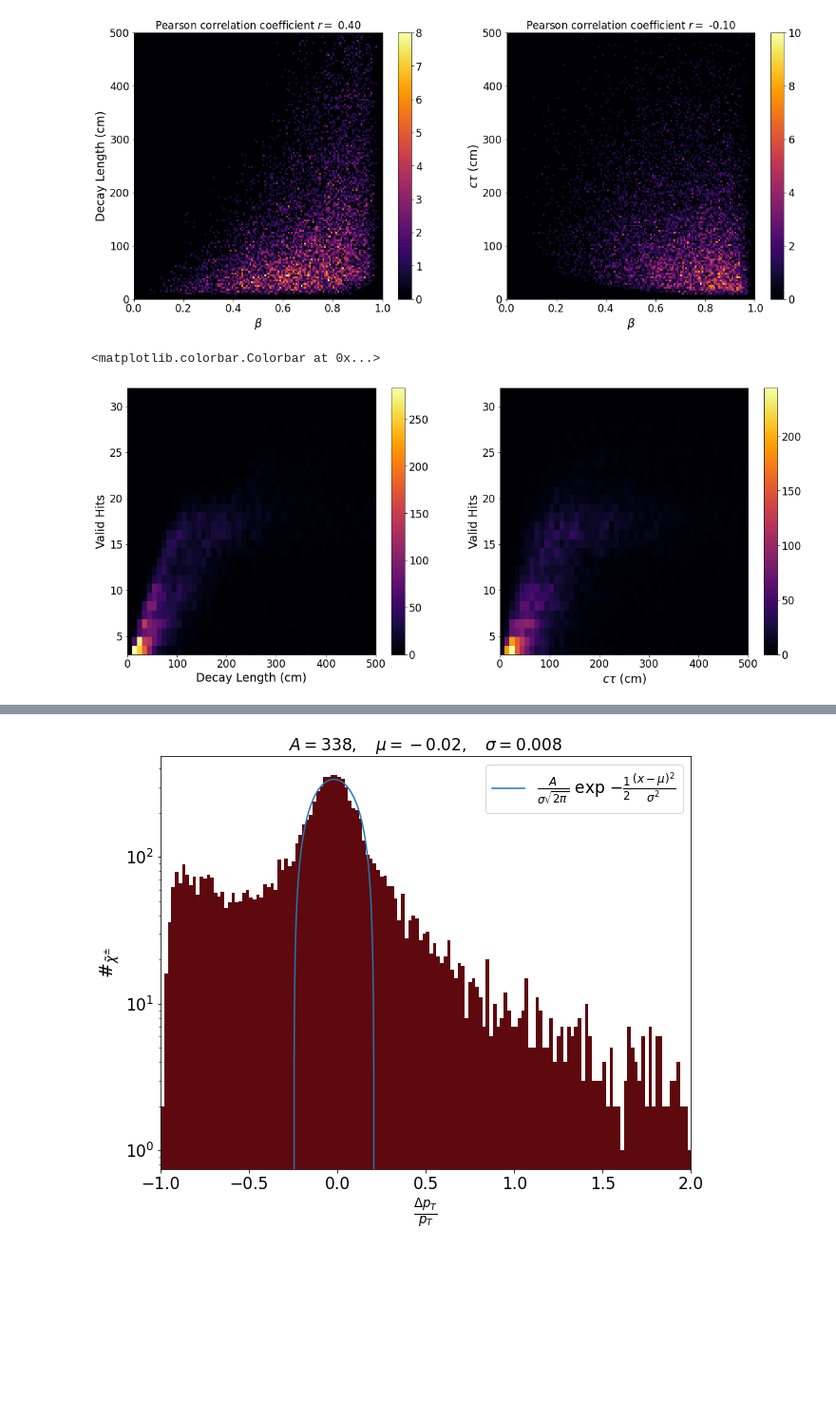
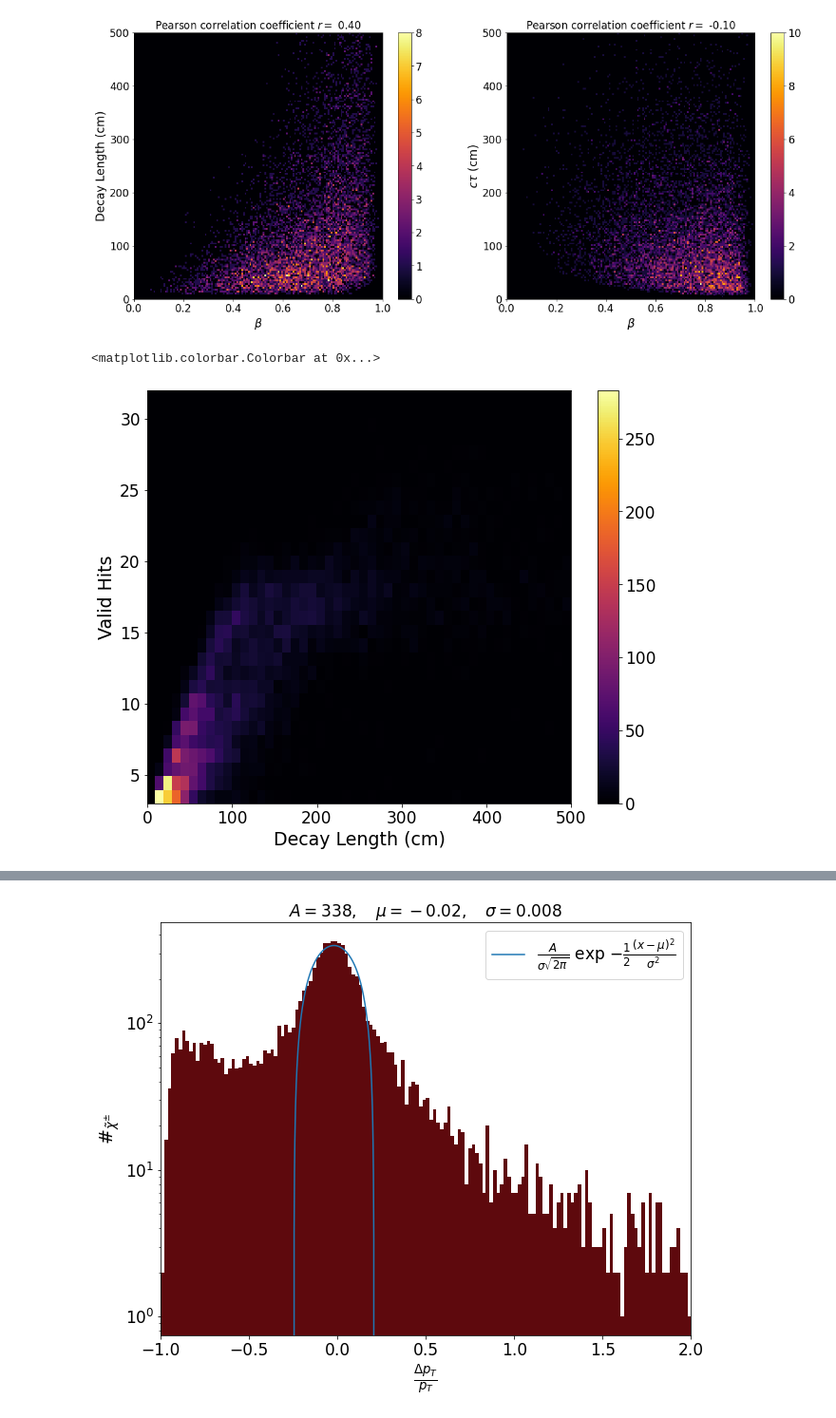
Before and after one commit to joaoboger/charginosAnalysis, a Jupyter notebook: charginosAnalysis.ipynb, the cells around one changed output, grey strips where cells are left out. Shown at 95% size. Cells and saved outputs as stored; diff of their text form; code cells hidden in the pictures; blank space fills up the shorter version.

```diff
--- a/charginosAnalysis.ipynb
+++ b/charginosAnalysis.ipynb
@@ -111,22 +115,14 @@ fig.colorbar(im)
 <matplotlib.colorbar.Colorbar at 0x...>
 [figure]
 # %%
-fig = plt.figure(figsize=(20,8))
-ax = fig.add_subplot(121)
+fig = plt.figure(figsize=(10,8))
+ax = fig.add_subplot(111)
 
 ax.set_xlabel(r'Decay Length (cm)')
 ax.set_ylabel('Valid Hits')
 
 _,_,_,im = ax.hist2d(trackedCharginos['ctau'], trackedCharginos['validHits'], bins=(50,30), range=[[0,500],[3,32]], cmap='inferno')
 fig.colorbar(im)
-
-ax = fig.add_subplot(122)
-
-ax.set_xlabel(r'$c\tau$ (cm)')
-ax.set_ylabel('Valid Hits')
-
-_,_,_,im = ax.hist2d(trackedCharginos['ctau*boost'], trackedCharginos['validHits'], bins=(50,30), range=[[0,500],[3,32]], cmap='inferno')
-fig.colorbar(im)
 # %% [output]
 <matplotlib.colorbar.Colorbar at 0x...>
-[figure, old version]
+[figure, new version]
```
Also changed, not shown: parts of 12 cells of this notebook, 5 other files.
